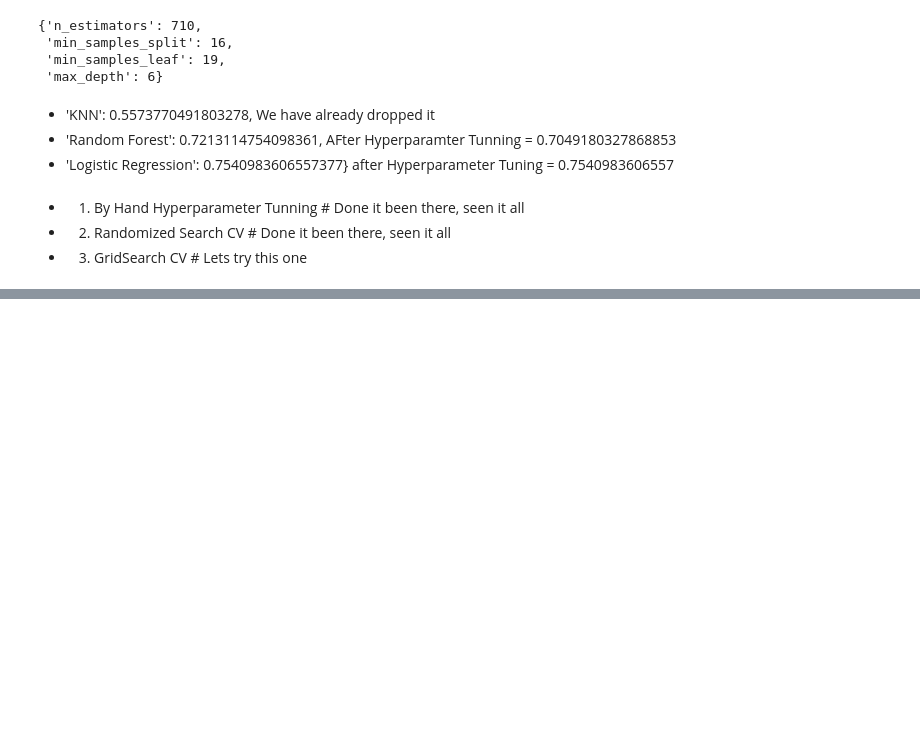
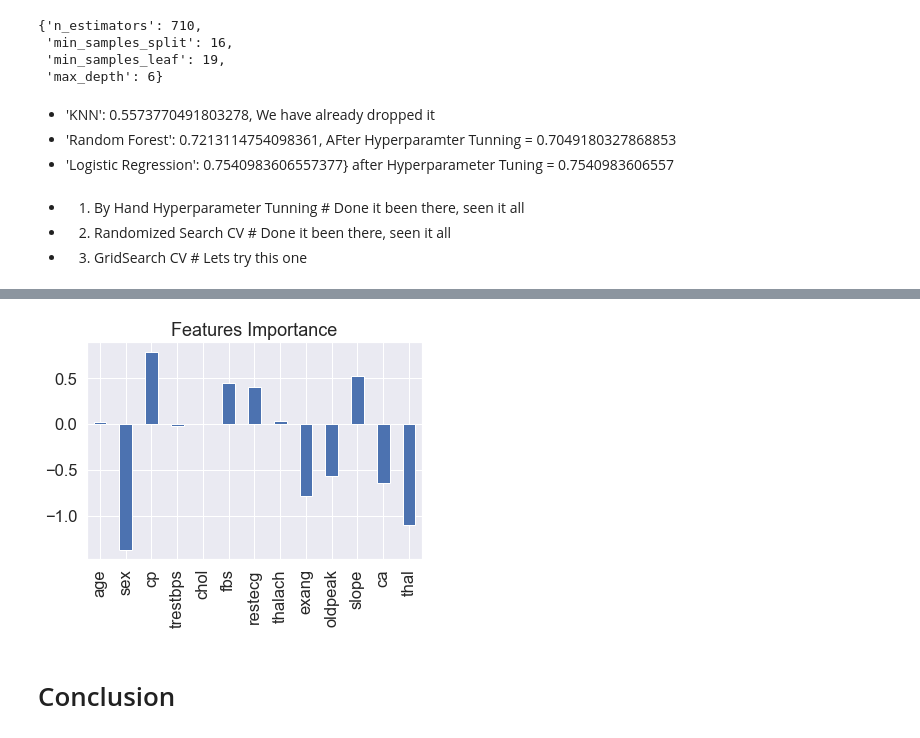
Before and after one commit to datasciencedotuniversity/machine-learning-course, a Jupyter notebook: cardio_project_1/cardio_project_1.ipynb, the cells around one changed output, grey strips where cells are left out. Saved outputs shown, nothing was run; the diff lists cells and outputs as text; code cells hidden in the pictures; blank space fills up the shorter version.

```diff
--- a/cardio_project_1/cardio_project_1.ipynb
+++ b/cardio_project_1/cardio_project_1.ipynb
@@ -570,0 +806,4 @@ rfc.best_params_
+# %%
+# Check coeffiecient
+lr.fit(X_train,y_train)
+lr.coef_
@@ -570,0 +814,3 @@ rfc.best_params_
+# %%
+final_coef = dict(zip(df.columns,list(lr.coef_[0])))
+final_coef
@@ -570,0 +831,7 @@ rfc.best_params_
+# %%
+features = pd.DataFrame(final_coef,index=[0])
+features.T.plot.bar(title="Features Importance", legend=False);
+# %% [output]
+[figure, added]
+# %% [markdown]
+# Conclusion
```
Also changed, not shown: parts of 29 cells of this notebook.
